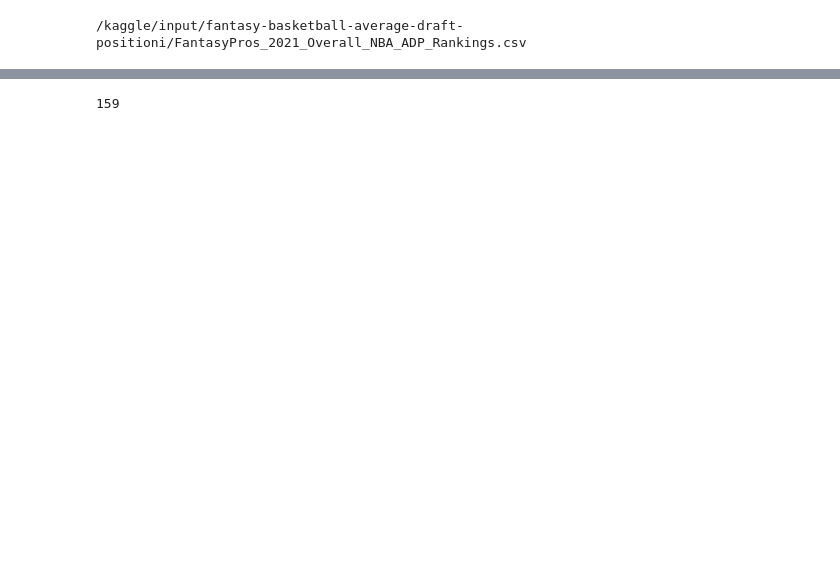
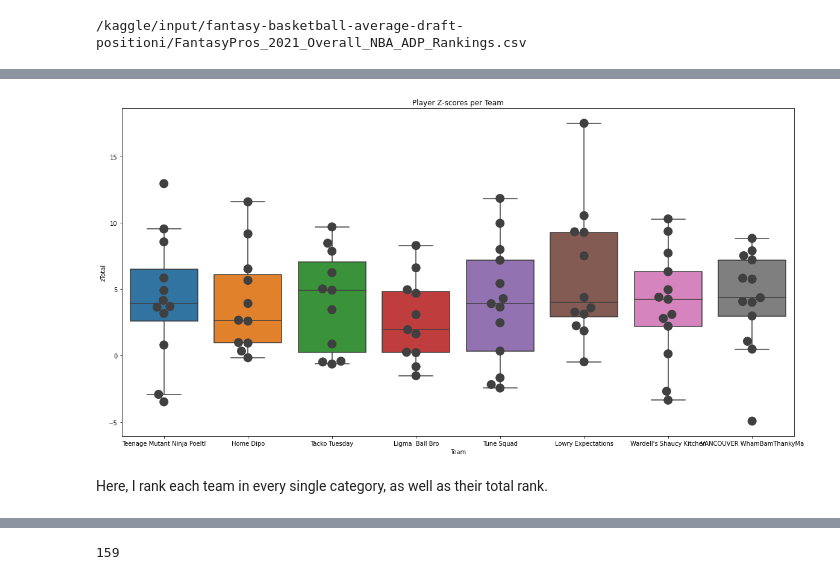
Before and after one commit to ZenHWu/Fantasy-Basketball-Attribute-Analyzer, a Jupyter notebook: FantasyBasketballAnalyzer.ipynb, the cells around one changed output, grey strips where cells are left out. Drawn from its saved outputs; the diff is of its cells as text; code cells hidden in the pictures; blank space fills up the shorter version.

```diff
--- a/FantasyBasketballAnalyzer.ipynb
+++ b/FantasyBasketballAnalyzer.ipynb
@@ -348,0 +246,31 @@ rankings.head(9)
+# %%
+def calculate_zscore(df):
+    cum_player_stats = df.copy()
+
+    #calculate average field goal percentage in the league
+    mean_FGp = sum(cum_player_stats['FG'])/sum(cum_player_stats['FGA'])
+    mean_FTp = sum(cum_player_stats['FT'])/sum(cum_player_stats['FTA'])
+
+    #accounting for volume of attempts in the calculation of zscore
+    cum_player_stats['mFG%'] = (cum_player_stats['FG%'] - mean_FGp)*cum_player_stats['FGA']
+    cum_player_stats['mFT%'] = (cum_player_stats['FT%'] - mean_FTp)*cum_player_stats['FTA']
+
+    #using zscore function to calculate zscore
+    cum_player_stats['zFG%'] = zscore(cum_player_stats['mFG%'])
+    cum_player_stats['zFT%'] = zscore(cum_player_stats['mFT%'])
+    cum_player_stats['z3P'] = zscore(cum_player_stats['3P'])
+    cum_player_stats['zPTS'] = zscore(cum_player_stats['PTS'])
+    cum_player_stats['zTRB'] = zscore(cum_player_stats['TRB'])
+    cum_player_stats['zAST'] = zscore(cum_player_stats['AST'])
+    cum_player_stats['zSTL'] = zscore(cum_player_stats['STL'])
+    cum_player_stats['zBLK'] = zscore(cum_player_stats['BLK'])
+    cum_player_stats['zTOV'] = -zscore(cum_player_stats['TOV'])
+
+    #creating a total zscore metric that evaluates total player value
+    z_fantasy_cats = ['zFG%', 'z3P', 'zFT%', 'zTRB', 'zAST', 'zSTL', 'zBLK', 'zTOV', 'zPTS']
+    cum_player_stats['zTotal'] = cum_player_stats[z_fantasy_cats].sum(axis = 1, numeric_only = True)
+
+    cum_player_stats.sort_values('zTotal', inplace = True, ascending = False)
+    cum_player_stats = cum_player_stats.reset_index(drop = True)
+
+    return cum_player_stats
@@ -348,0 +466,11 @@ rankings.head(9)
+# %%
+plt.figure(figsize = (20,10))
+plt.title('Player Z-scores per Team')
+#graphing the boxplot
+ax = sns.boxplot(data = fantasy_stats, x = 'Team', y = 'zTotal')
+#graphing the swarmplot
+ax = sns.swarmplot(data = fantasy_stats, x = 'Team', y = 'zTotal', size = 15, color = '.25')
+# %% [output]
+[figure, added]
+# %% [markdown]
+Here, I rank each team in every single category, as well as their total rank.
```
Also changed, not shown: parts of 58 cells of this notebook.
